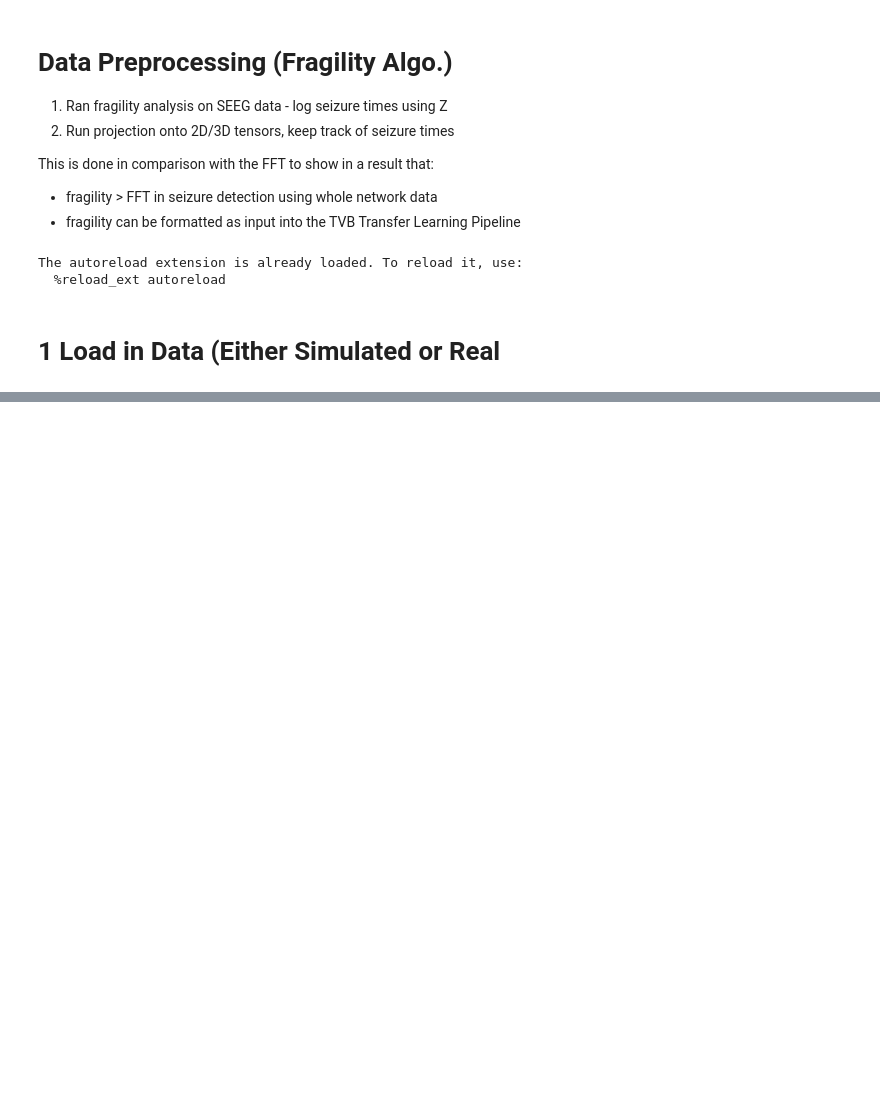
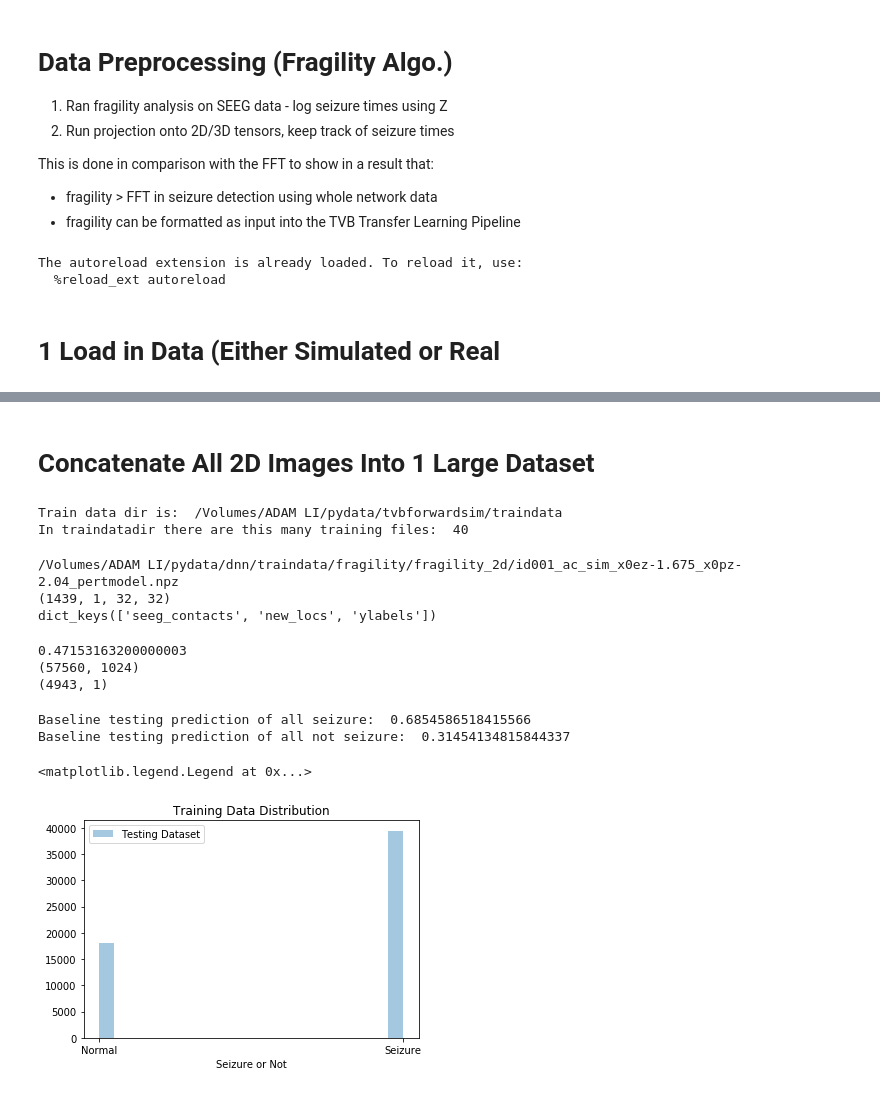
Before and after one commit to adam2392/dnn-unsupervised, a Jupyter notebook: dnn/Fragility Data Preprocessing Into 2D and 3D Images.ipynb, the cells around one changed output, grey strips where cells are left out. Drawn from its saved outputs; the diff is of its cells as text; code cells hidden in the pictures; blank space fills up the shorter version.

```diff
--- a/dnn/Fragility Data Preprocessing Into 2D and 3D Images.ipynb
+++ b/dnn/Fragility Data Preprocessing Into 2D and 3D Images.ipynb
@@ -66,15 +69,18 @@ def _gettimepoints(numsignals, numwinsamps, numstepsamps):
 # %% [markdown]
 # 1 Load in Data (Either Simulated or Real
 # %%
+# Only analyzing 1 patient, specifically right now
+patient = 'id001_ac'
+
 expname = 'traindata'
 datadir = os.path.join('/Volumes/ADAM LI/pydata/tvbforwardsim/', expname)
 metadatadir = '/Volumes/ADAM LI/pydata/metadata/'
 
 # fragility results dir
-resultsdir = os.path.join('/Volumes/ADAM LI/pydata/output/traindata')
+resultsdir = os.path.join('/Volumes/ADAM LI/pydata/dnn/traindata/fragility/seegpert/')
 
 # expname = 'allregions_notmoved'
-trainimagedir = os.path.join('/Volumes/ADAM LI/pydata/dnn/traindata/fragility_2d/')
+trainimagedir = os.path.join('/Volumes/ADAM LI/pydata/dnn/traindata/fragility/fragility_2d/')
 if not os.path.exists(trainimagedir):
     os.makedirs(trainimagedir)
 
@@ -84,11 +90,16 @@ pca = PCA(n_components=2)
 
 # Get ALL datafiles from all downstream files
 datafiles = []
-for root, dirs, files in os.walk(datadir):
+for root, dirs, files in os.walk(resultsdir):
 #     if 'allregions_sim' not in root:
     for file in files:
         if '.DS' not in file:
             datafiles.append(os.path.join(root, file))
+
+print(root)
+print("\nrawdatadir is: ", datadir)
+print("fragility results dir is: ", resultsdir)
+print("training image dir is: ", trainimagedir)
 print(len(datafiles))
 # print(datafiles[50:])
 # print(datafiles)
@@ -203,0 +309,62 @@ KeyboardInterrupt:
+# %% [markdown]
+# Concatenate All 2D Images Into 1 Large Dataset
+# %%
+# Get ALL datafiles from all downstream files
+trainfiles = []
+for root, dirs, files in os.walk(trainimagedir):
+    for file in files:
+        trainfiles.append(os.path.join(root, file))
+print("Train data dir is: ", datadir)
+print("In traindatadir there are this many training files: ", len(trainfiles))
+# %% [output]
+Train data dir is:  /Volumes/ADAM LI/pydata/tvbforwardsim/traindata
+In traindatadir there are this many training files:  40
+# %%
+for idx, datafile in enumerate(trainfiles):
+    data = np.load(datafile)
+    imagetensor = data['image_tensor']
+    metadata = data['metadata'].item()
+    labels = metadata['ylabels']
+
+    if idx == 0:
+        ylabels = labels
+        alltensors = imagetensor.reshape((imagetensor.shape[0], -1))
+        print(datafile)
+        print(imagetensor.shape)
+        print(metadata.keys())
+    else:
+        alltensors = np.concatenate((alltensors, imagetensor.reshape((imagetensor.shape[0], -1))), axis=0)
+        ylabels = np.concatenate((ylabels, metadata['ylabels']),axis=0)
+# %% [output]
+/Volumes/ADAM LI/pydata/dnn/traindata/fragility/fragility_2d/id001_ac_sim_x0ez-1.675_x0pz-2.04_pertmodel.npz
+(1439, 1, 32, 32)
+dict_keys(['seeg_contacts', 'new_locs', 'ylabels'])
+# %%
+print(sys.getsizeof(alltensors) * 1.0e-9)
+print(alltensors.shape)
+print(ylabels.shape)
+
+filename = os.path.join(trainimagedir, 'allimages_fragility2d.npz')
+# np.savez_compressed(filename, images=alltensors, labels=ylabels)
+# %% [output]
+0.47153163200000003
+(57560, 1024)
+(4943, 1)
+# %%
+data = np.load(filename)
+ylabels = data['labels']
+# %%
+print("Baseline testing prediction of all seizure: ", np.sum(ylabels)/len(ylabels))
+print("Baseline testing prediction of all not seizure: ", (len(ylabels)-np.sum(ylabels))/len(ylabels))
+
+sns.distplot(ylabels, kde=False, axlabel='Seizure or Not', label='Testing Dataset')
+ax=plt.gca()
+ax.set_title('Training Data Distribution')
+ax.set_xticks([0,1])
+ax.set_xticklabels(['Normal', 'Seizure'])
+ax.legend()
+# %% [output]
+Baseline testing prediction of all seizure:  0.6854586518415566
+Baseline testing prediction of all not seizure:  0.31454134815844337
+<matplotlib.legend.Legend at 0x...>
+[figure, added]
```
Also changed, not shown: parts of 17 cells of this notebook, 4 other files.
